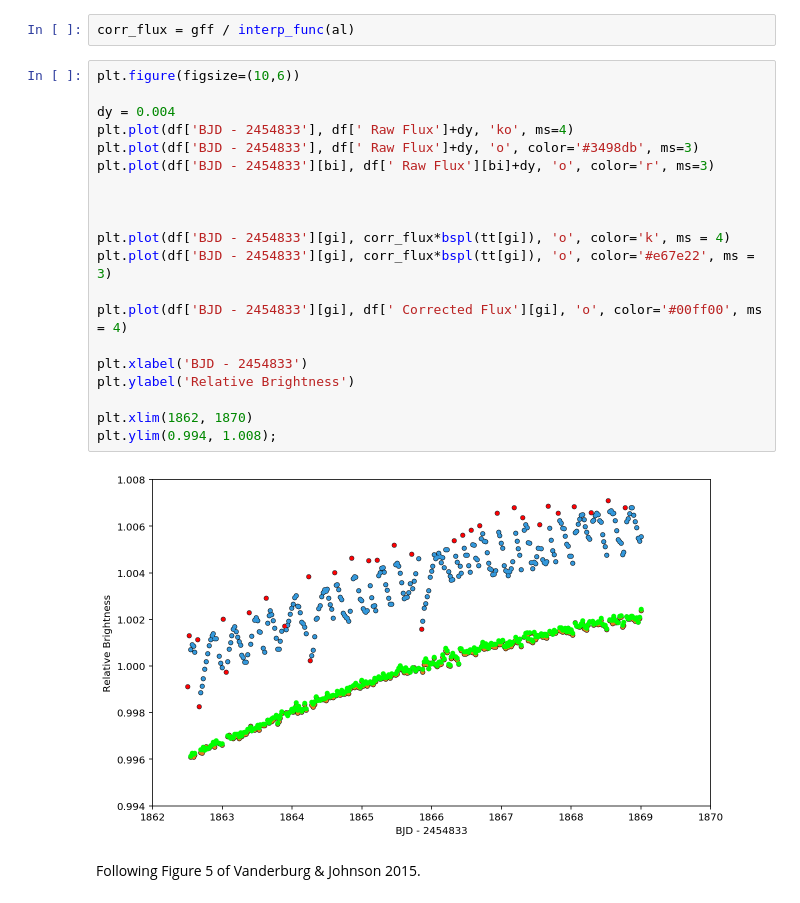
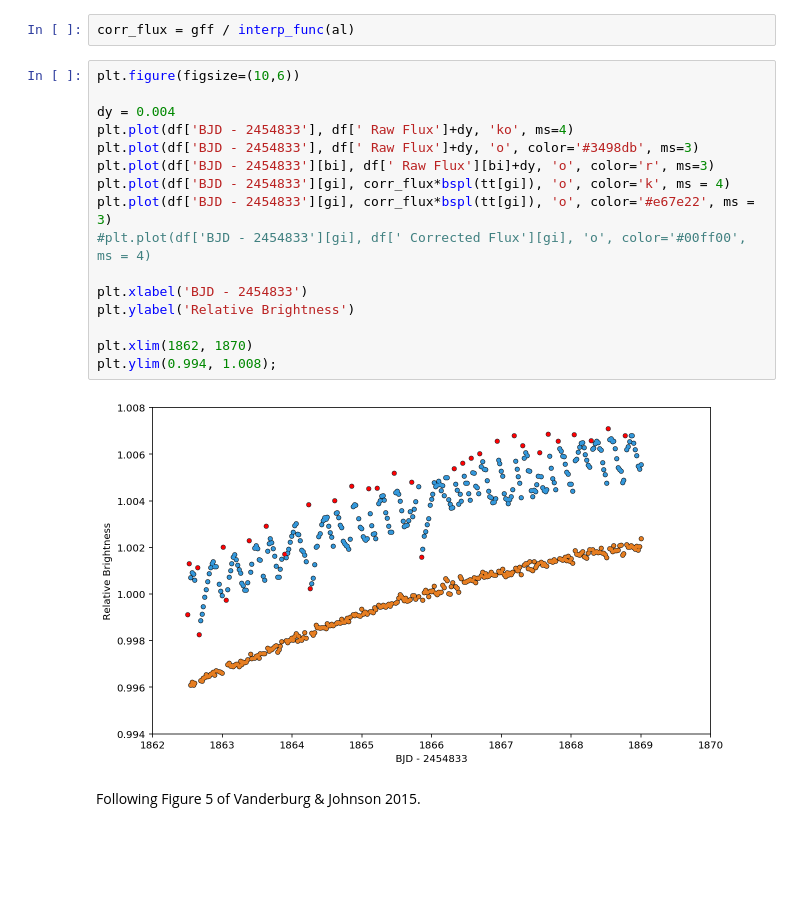
Before and after one commit to KeplerGO/pyke, a Jupyter notebook: docs/source/tutorials/ipython_notebooks/motion-correction/Replicate_Vanderburg_2014_K2SFF.ipynb, the cells around one changed output. Cells and saved outputs as stored; diff of their text form; blank space fills up the shorter version.

```diff
--- a/docs/source/tutorials/ipython_notebooks/motion-correction/Replicate_Vanderburg_2014_K2SFF.ipynb
+++ b/docs/source/tutorials/ipython_notebooks/motion-correction/Replicate_Vanderburg_2014_K2SFF.ipynb
@@ -234,25 +193,21 @@ corr_flux = gff / interp_func(al)
 # %%
 plt.figure(figsize=(10,6))
 
 dy = 0.004
 plt.plot(df['BJD - 2454833'], df[' Raw Flux']+dy, 'ko', ms=4)
 plt.plot(df['BJD - 2454833'], df[' Raw Flux']+dy, 'o', color='#3498db', ms=3)
 plt.plot(df['BJD - 2454833'][bi], df[' Raw Flux'][bi]+dy, 'o', color='r', ms=3)
-
-
-
 plt.plot(df['BJD - 2454833'][gi], corr_flux*bspl(tt[gi]), 'o', color='k', ms = 4)
 plt.plot(df['BJD - 2454833'][gi], corr_flux*bspl(tt[gi]), 'o', color='#e67e22', ms = 3)
-
-plt.plot(df['BJD - 2454833'][gi], df[' Corrected Flux'][gi], 'o', color='#00ff00', ms = 4)
+#plt.plot(df['BJD - 2454833'][gi], df[' Corrected Flux'][gi], 'o', color='#00ff00', ms = 4)
 
 plt.xlabel('BJD - 2454833')
 plt.ylabel('Relative Brightness')
 
 plt.xlim(1862, 1870)
 plt.ylim(0.994, 1.008);
 # %% [output]
-[figure, old version]
+[figure, new version]
 # %% [markdown]
 Following Figure 5 of Vanderburg & Johnson 2015.
 # %% [markdown]
```
Also changed, not shown: parts of 11 cells of this notebook.
